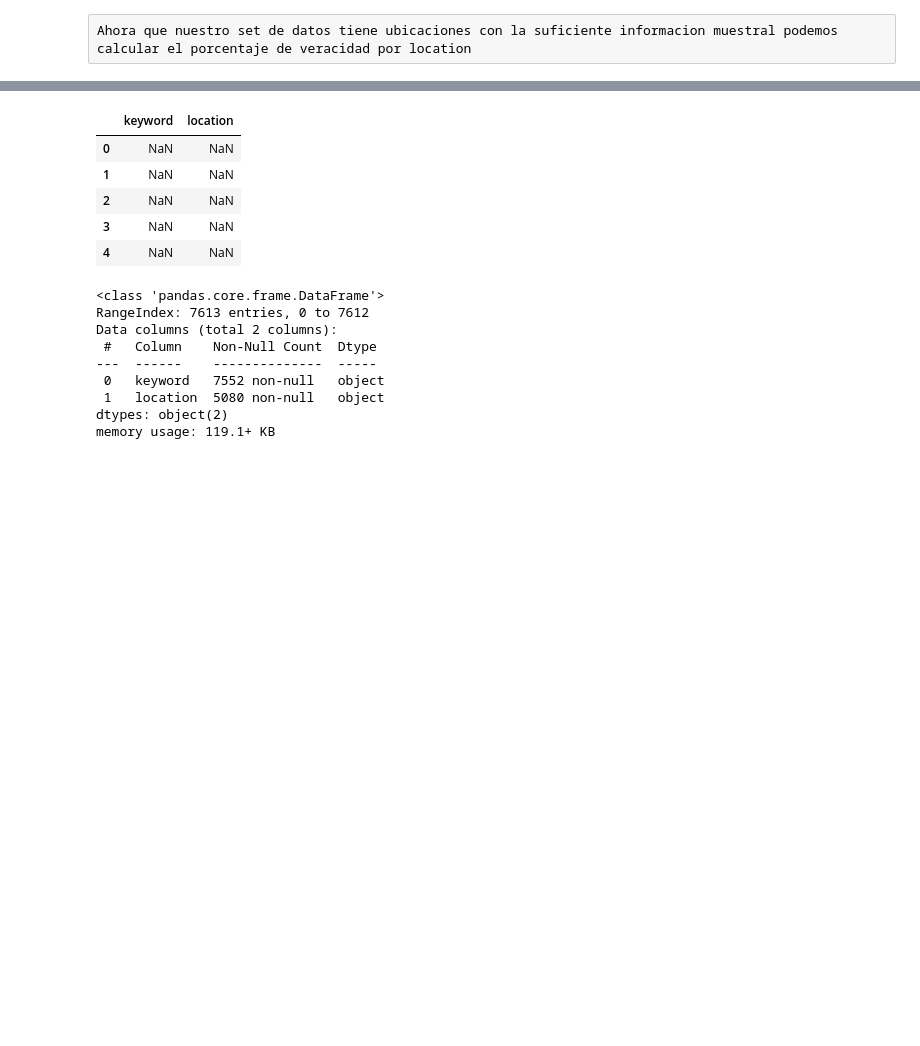
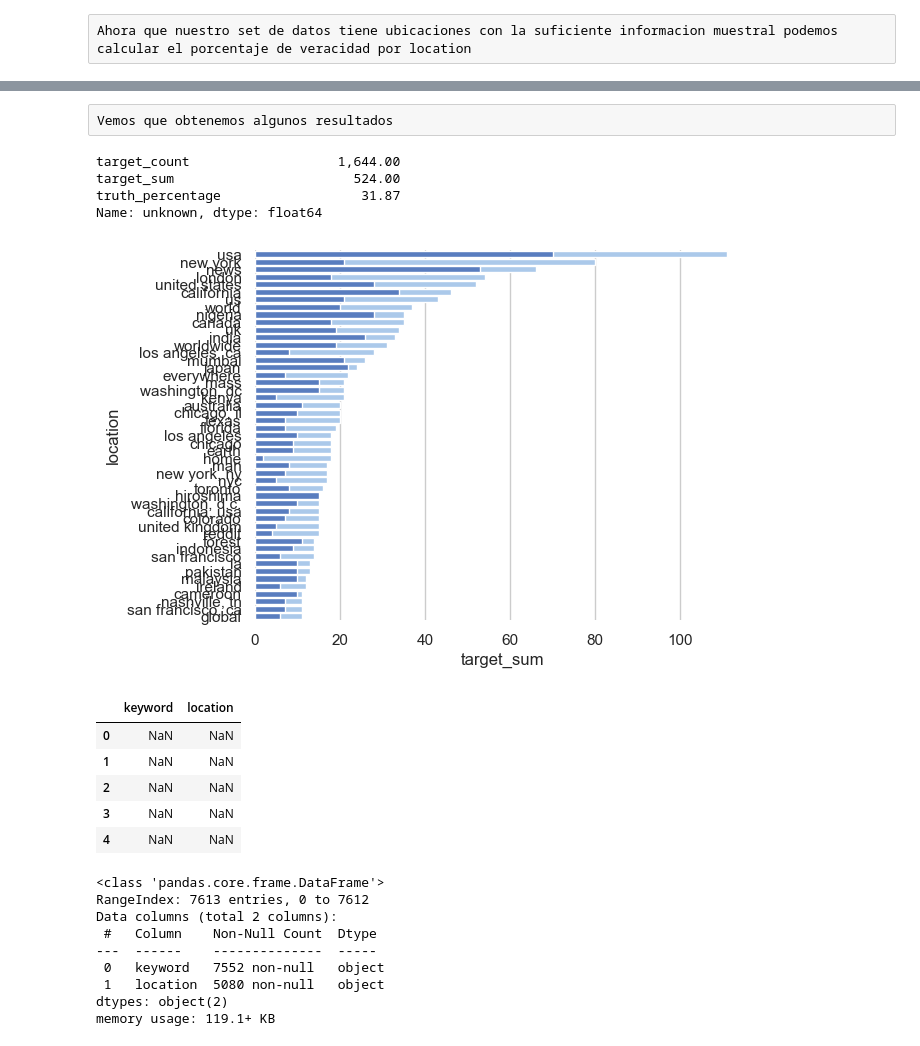
Before and after one commit to d-bizari/Organizacion-de-datos, a Jupyter notebook: TP1.ipynb, the cells around one changed output, grey strips where cells are left out. Drawn from its saved outputs; the diff is of its cells as text; code cells hidden in the pictures; blank space fills up the shorter version.

Commit message:
analysis target vs location

```diff
--- a/TP1.ipynb
+++ b/TP1.ipynb
@@ -94,3 +106,33 @@ g = sns.barplot(x=droped_sorted['truth_percentage'].nlargest(10),y=droped_sorted
+# %% [raw]
+Vemos que obtenemos algunos resultados
+# %%
+index_most_tweeted = droped_sorted['target_count'].nlargest(50).index
+index_most_tweeted =index_most_tweeted.drop('unknown')
+droped_sorted.loc['unknown']
+# %% [output]
+target_count                   1,644.00
+target_sum                       524.00
+truth_percentage                  31.87
+Name: unknown, dtype: float64
+# %%
+# Initialize the matplotlib figure
+
+sns.set_color_codes("pastel")
+sns.barplot(x=droped_sorted.loc[index_most_tweeted]['target_count'],y=index_most_tweeted,
+            label="Most tweeted locations", color="b")
+
+# Plot the crashes where alcohol was involved
+sns.set_color_codes("muted")
+sns.barplot(x=droped_sorted.loc[index_most_tweeted]['target_sum'],y=index_most_tweeted,
+            label="Amount of true tweets", color="b")
+
+# Add a legend and informative axis label
+ax.legend(ncol=2, loc="lower right", frameon=True)
+ax.set(xlim=(0, 24), ylabel="",
+       xlabel="Automobile collisions per billion miles")
+sns.despine(left=True, bottom=True)
+# %% [output]
+[figure, added]
 # %%
 #Getting the data for location-keyword relationshp analysis
 
```
Also changed, not shown: parts of 6 cells of this notebook, 2 other files.
